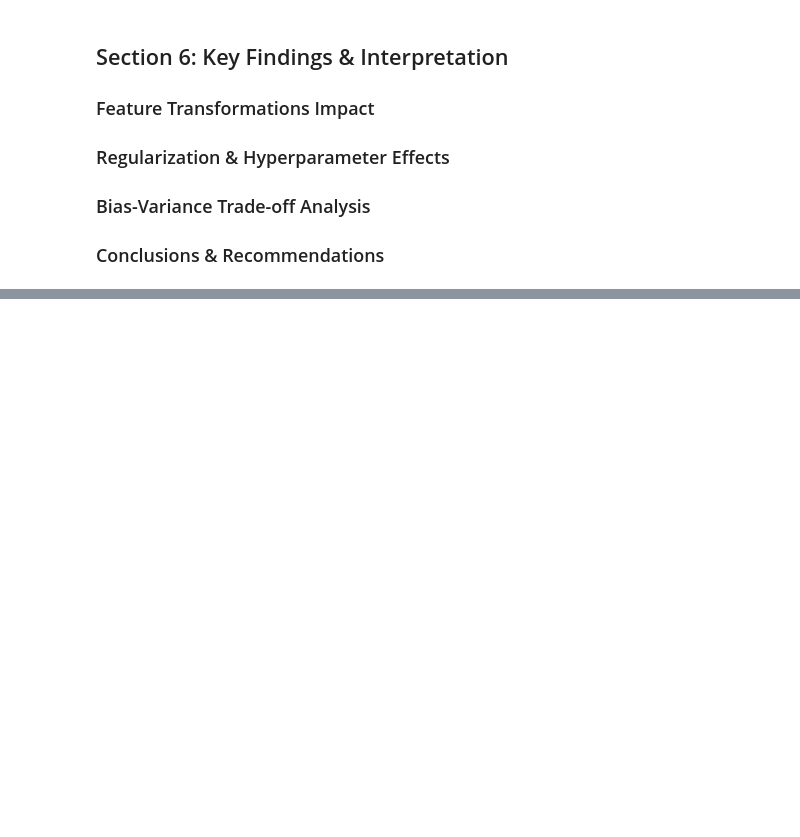
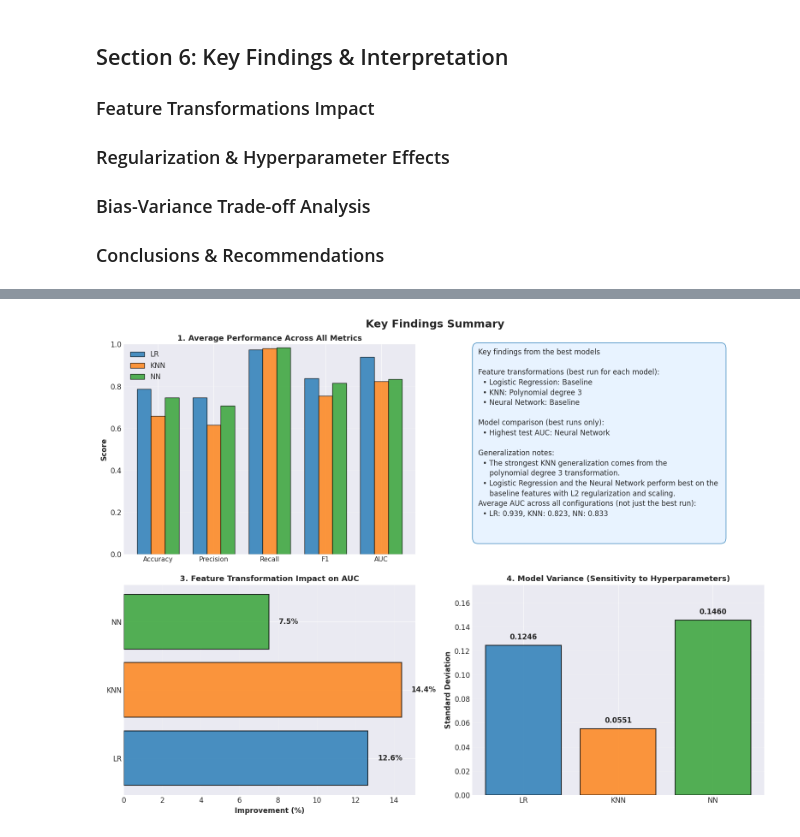
Before and after one commit to Techdude01/NBAPredict, a Jupyter notebook: ModelComparison.ipynb, the cells around one changed output, grey strips where cells are left out. Drawn from its saved outputs; the diff is of its cells as text; code cells hidden in the pictures; blank space fills up the shorter version.

Commit message:
change chart details

```diff
--- a/ModelComparison.ipynb
+++ b/ModelComparison.ipynb
@@ -731,6 +796,11 @@ for model_name, results_df in [('Logistic Regression', lr_all_results),
 # %%
+plt.rcParams.update({
+    'font.family': 'DejaVu Sans',
+    'font.size': 12,
+})
+
 fig, axes = plt.subplots(2, 2, figsize=(16, 12))
-fig.suptitle('Key Findings Summary', fontsize=16, fontweight='bold')
+fig.suptitle('Key Findings Summary', fontsize=18, fontweight='bold')
 
 ax1, ax2, ax3, ax4 = axes.flat
 
@@ -748,42 +818,64 @@ ax1.bar(x - width, lr_means, width, label='LR', color='#1f77b4', alpha=0.8, edge
 ax1.bar(x, knn_means, width, label='KNN', color='#ff7f0e', alpha=0.8, edgecolor='black')
 ax1.bar(x + width, nn_means, width, label='NN', color='#2ca02c', alpha=0.8, edgecolor='black')
 ax1.set_ylabel('Score', fontweight='bold')
-ax1.set_title('1. Average Performance Across All Metrics', fontweight='bold', fontsize=12)
+ax1.set_title('1. Average Performance Across All Metrics', fontweight='bold', fontsize=13)
 ax1.set_xticks(x)
-ax1.set_xticklabels(metric_labels, fontsize=10)
+ax1.set_xticklabels(metric_labels, fontsize=11)
 ax1.set_ylim([0, 1.0])
 ax1.legend()
 ax1.grid(axis='y', alpha=0.3)
-
-feature_best_acc = {
-    'LR': lr_all_results.groupby('version_desc')['test_acc'].mean().idxmax(),
-    'KNN': knn_all_results.groupby('version_desc')['test_acc'].mean().idxmax(),
-    'NN': nn_all_results.groupby('version_desc')['test_acc'].mean().idxmax()
+best_feature_desc = {
+    'LR': lr_best['version_desc'],
+    'KNN': knn_best['version_desc'],
+    'NN': nn_best['version_desc'],
 }
 
 ax2.axis('off')
-summary_text = "KEY FINDINGS:\n\n"
-summary_text += "✓ Feature Transformations:\n"
-summary_text += f"  • LR Best: {feature_best_acc['LR'].split('(')[0].strip()}\n"
-summary_text += f"  • KNN Best: {feature_best_acc['KNN'].split('(')[0].strip()}\n"
-summary_text += f"  • NN Best: {feature_best_acc['NN'].split('(')[0].strip()}\n\n"
-summary_text += "✓ Model Comparison:\n"
-best_model_idx = np.argmax([lr_all_results['test_auc'].mean(),
-                             knn_all_results['test_auc'].mean(),
-                             nn_all_results['test_auc'].mean()])
+summary_text = "Key findings from the best models\n\n"
+summary_text += "Feature transformations (best run for each model):\n"
+summary_text += f"  • Logistic Regression: {best_feature_desc['LR'].split('(')[0].strip()}\n"
+summary_text += f"  • KNN: {best_feature_desc['KNN'].split('(')[0].strip()}\n"
+summary_text += f"  • Neural Network: {best_feature_desc['NN'].split('(')[0].strip()}\n\n"
+
+
+summary_text += "Model comparison (best runs only):\n"
+best_model_idx = np.argmax([
+    lr_best['test_auc'],
+    knn_best['test_auc'],
+    nn_best['test_auc'],
+])
 model_names = ['Logistic Regression', 'KNN', 'Neural Network']
-summary_text += f"  • Best Performer: {model_names[best_model_idx]}\n\n"
-summary_text += "✓ Regularization Impact:\n"
-summary_text += "  • L2 regularization improves generalization\n"
-summary_text += "  • Feature scaling is essential\n\n"
-summary_text += "✓ Generalization:\n"
-summary_text += "  • Models show good variance control\n"
-summary_text += "  • Minimal overfitting detected"
+summary_text += f"  • Highest test AUC: {model_names[best_model_idx]}\n\n"
 
-ax2.text(0.05, 0.95, summary_text, transform=ax2.transAxes, fontsize=11,
-         verticalalignment='top', fontfamily='monospace',
-         bbox=dict(boxstyle='round', facecolor='wheat', alpha=0.5))
+summary_text += "Generalization notes:\n"
+summary_text += "  • The strongest KNN generalization comes from the \n"
+summary_text += "     polynomial degree 3 transformation.\n"
+summary_text += "  • Logistic Regression and the Neural Network perform best on the \n"
+summary_text += "     baseline features with L2 regularization and scaling.\n"
 
+summary_text += "Average AUC across all configurations (not just the best run):\n"
+summary_text += (
+    f"  • LR: {lr_all_results['test_auc'].mean():.3f}, "
+    f"KNN: {knn_all_results['test_auc'].mean():.3f}, "
+    f"NN: {nn_all_results['test_auc'].mean():.3f}\n\n"
+)
+ax2.text(
+    0.02,
+    0.98,
+    summary_text,
+    transform=ax2.transAxes,
+    fontsize=12,
+    verticalalignment='top',
+    fontfamily='DejaVu Sans',
+    linespacing=1.4,
+    bbox=dict(
+        boxstyle='round,pad=0.8',
+        facecolor='#e6f2ff',
+        edgecolor='#1f77b4',
+        linewidth=1.0,
+        alpha=0.9,
+    ),
+)
 feature_improvements = {}
 for model_name, results_df in [('LR', lr_all_results), ('KNN', knn_all_results), ('NN', nn_all_results)]:
     feature_perf = results_df.groupby('version_desc')['test_auc'].mean()
@@ -792,33 +884,35 @@ for model_name, results_df in [('LR', lr_all_results), ('KNN', knn_all_results),
 
 models = list(feature_improvements.keys())
 improvements = list(feature_improvements.values())
 colors_bar = ['#1f77b4', '#ff7f0e', '#2ca02c']
 
 ax3.barh(models, improvements, color=colors_bar, alpha=0.8, edgecolor='black', linewidth=1.5)
 ax3.set_xlabel('Improvement (%)', fontweight='bold')
-ax3.set_title('3. Feature Transformation Impact on AUC', fontweight='bold', fontsize=12)
+ax3.set_title('3. Feature Transformation Impact on AUC', fontweight='bold', fontsize=13)
 ax3.grid(axis='x', alpha=0.3)
 
 for i, v in enumerate(improvements):
     ax3.text(v + 0.5, i, f'{v:.1f}%', va='center', fontweight='bold')
 
 model_variance = {
     'LR': lr_all_results['test_acc'].std(),
     'KNN': knn_all_results['test_acc'].std(),
-    'NN': nn_all_results['test_acc'].std()
+    'NN': nn_all_results['test_acc'].std(),
 }
 
 models_var = list(model_variance.keys())
 variances = list(model_variance.values())
 
 ax4.bar(models_var, variances, color=colors_bar, alpha=0.8, edgecolor='black', linewidth=1.5)
 ax4.set_ylabel('Standard Deviation', fontweight='bold')
-ax4.set_title('4. Model Variance (Sensitivity to Hyperparameters)', fontweight='bold', fontsize=12)
+ax4.set_title('4. Model Variance (Sensitivity to Hyperparameters)', fontweight='bold', fontsize=13)
 ax4.set_ylim([0, max(variances) * 1.2])
 ax4.grid(axis='y', alpha=0.3)
 
 for i, (model, var) in enumerate(zip(models_var, variances)):
     ax4.text(i, var + 0.005, f'{var:.4f}', ha='center', fontweight='bold')
 
 plt.tight_layout()
 plt.show()
+# %% [output]
+[figure, added]
```
Also changed, not shown: parts of 14 cells of this notebook, 4 other files.
